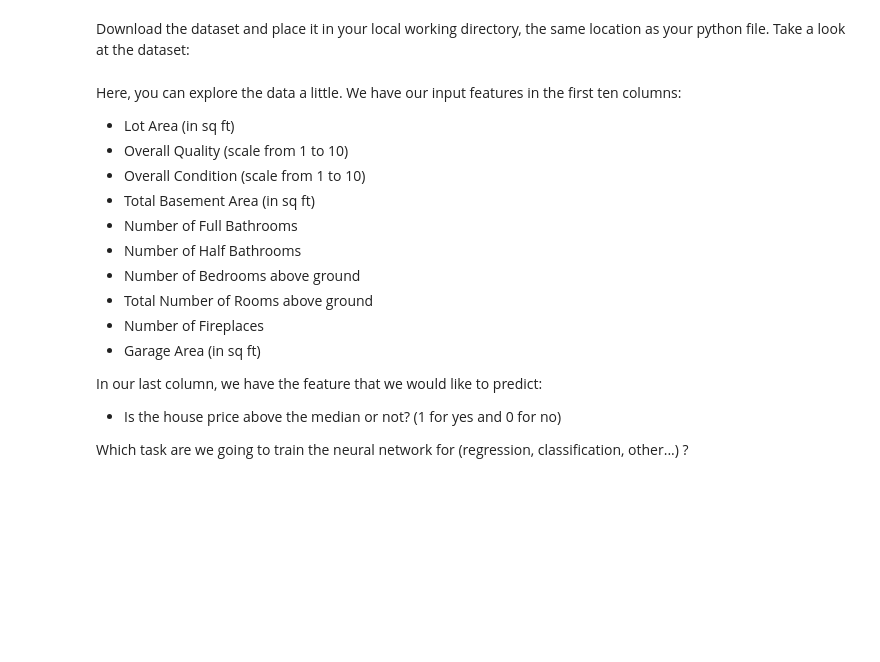
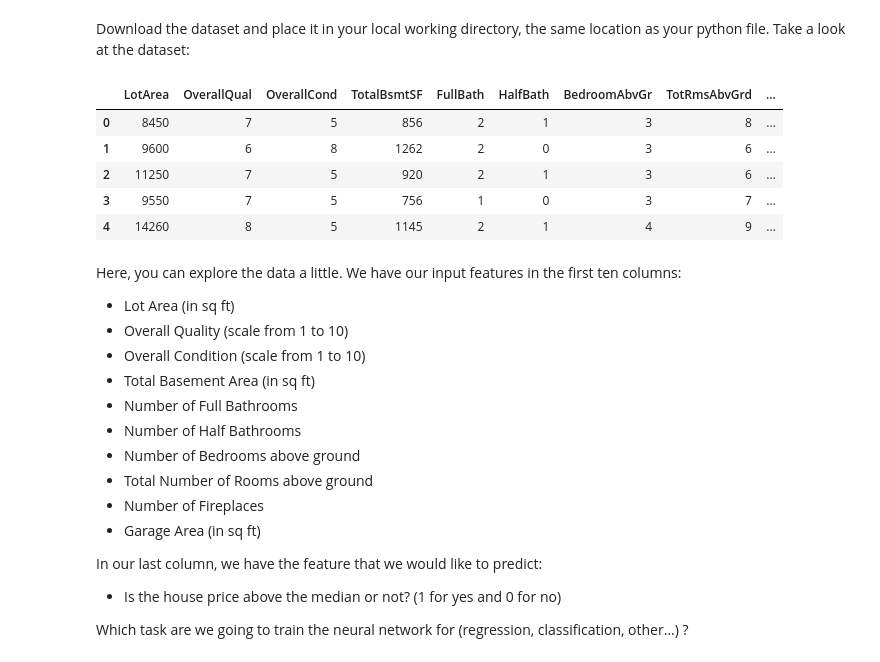
Before and after one commit to dubois-j/CampNum-ML5, a Jupyter notebook: Notebooks/ML5_keras_J1.ipynb, the cells around one changed output. Cells and saved outputs as stored; diff of their text form; code cells hidden in the pictures; blank space fills up the shorter version.

```diff
--- a/Notebooks/ML5_keras_J1.ipynb
+++ b/Notebooks/ML5_keras_J1.ipynb
@@ -44,7 +38,16 @@ if IN_COLAB:
 Download the dataset and place it in your local working directory, the same location as your python file. Take a look at the dataset:
 # %%
 import pandas as pd
-df = pd.read_csv('./housepricedata.csv')
+df = pd.read_csv('../Data/housepricedata.csv')
+# %%
+df.head()
+# %% [output]
+|  | LotArea | OverallQual | OverallCond | TotalBsmtSF | FullBath | HalfBath | BedroomAbvGr | TotRmsAbvGrd | ... |
+| 0 | 8450 | 7 | 5 | 856 | 2 | 1 | 3 | 8 | ... |
+| 1 | 9600 | 6 | 8 | 1262 | 2 | 0 | 3 | 6 | ... |
+| 2 | 11250 | 7 | 5 | 920 | 2 | 1 | 3 | 6 | ... |
+| 3 | 9550 | 7 | 5 | 756 | 1 | 0 | 3 | 7 | ... |
+| 4 | 14260 | 8 | 5 | 1145 | 2 | 1 | 4 | 9 | ... |
 # %% [markdown]
 Here, you can explore the data a little. We have our input features in the first ten columns:
 
```
Also changed, not shown: parts of 24 cells of this notebook.
